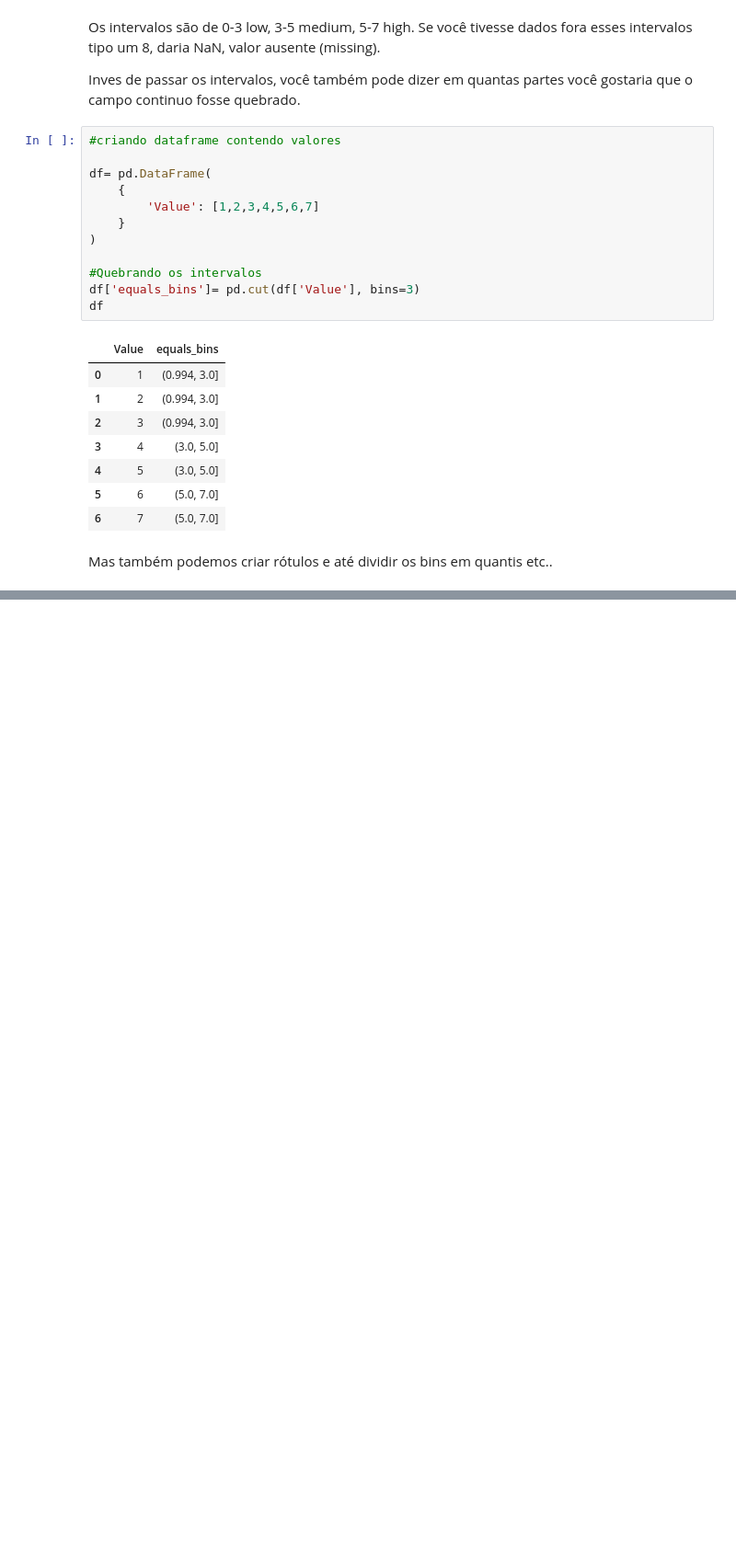
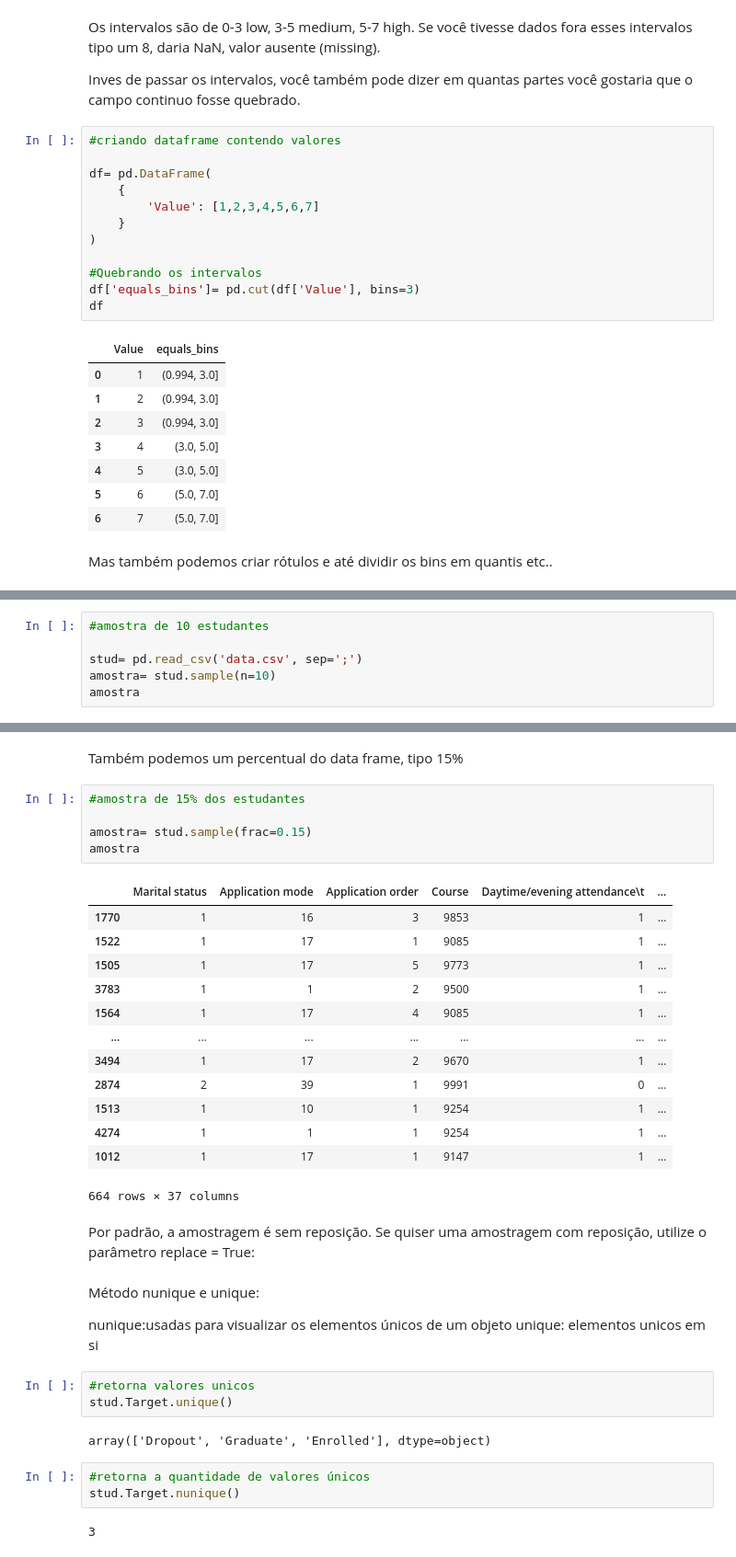
Before and after one commit to alencargthiago/Python_exercises, a Jupyter notebook: pandas_part2.ipynb, the cells around one changed output, grey strips where cells are left out. Shown: that part at 92% size. Cells and saved outputs as stored; diff of their text form; blank space fills up the shorter version.

```diff
--- a/pandas_part2.ipynb
+++ b/pandas_part2.ipynb
@@ -370,0 +418,6 @@ Mas também podemos criar rótulos e até dividir os bins em quantis etc..
+# %%
+#amostra de 10 estudantes
+
+stud= pd.read_csv('data.csv', sep=';')
+amostra= stud.sample(n=10)
+amostra
@@ -370,0 +437,38 @@ Mas também podemos criar rótulos e até dividir os bins em quantis etc..
+# %% [markdown]
+Também podemos um percentual do data frame, tipo 15%
+# %%
+#amostra de 15% dos estudantes
+
+amostra= stud.sample(frac=0.15)
+amostra
+# %% [output]
+|  | Marital status | Application mode | Application order | Course | Daytime/evening attendance\t | ... |
+| 1770 | 1 | 16 | 3 | 9853 | 1 | ... |
+| 1522 | 1 | 17 | 1 | 9085 | 1 | ... |
+| 1505 | 1 | 17 | 5 | 9773 | 1 | ... |
+| 3783 | 1 | 1 | 2 | 9500 | 1 | ... |
+| 1564 | 1 | 17 | 4 | 9085 | 1 | ... |
+| ... | ... | ... | ... | ... | ... | ... |
+| 3494 | 1 | 17 | 2 | 9670 | 1 | ... |
+| 2874 | 2 | 39 | 1 | 9991 | 0 | ... |
+| 1513 | 1 | 10 | 1 | 9254 | 1 | ... |
+| 4274 | 1 | 1 | 1 | 9254 | 1 | ... |
+| 1012 | 1 | 17 | 1 | 9147 | 1 | ... |
+664 rows × 37 columns
+# %% [markdown]
+Por padrão, a amostragem é sem reposição. Se quiser uma amostragem com reposição, utilize o parâmetro replace = True:
+# %% [markdown]
+Método nunique e unique:
+
+nunique:usadas para visualizar os elementos únicos de um objeto
+unique: elementos unicos em si
+# %%
+#retorna valores unicos
+stud.Target.unique()
+# %% [output]
+array(['Dropout', 'Graduate', 'Enrolled'], dtype=object)
+# %%
+#retorna a quantidade de valores únicos
+stud.Target.nunique()
+# %% [output]
+3
```
Also changed, not shown: parts of 29 cells of this notebook, 10 other files.
